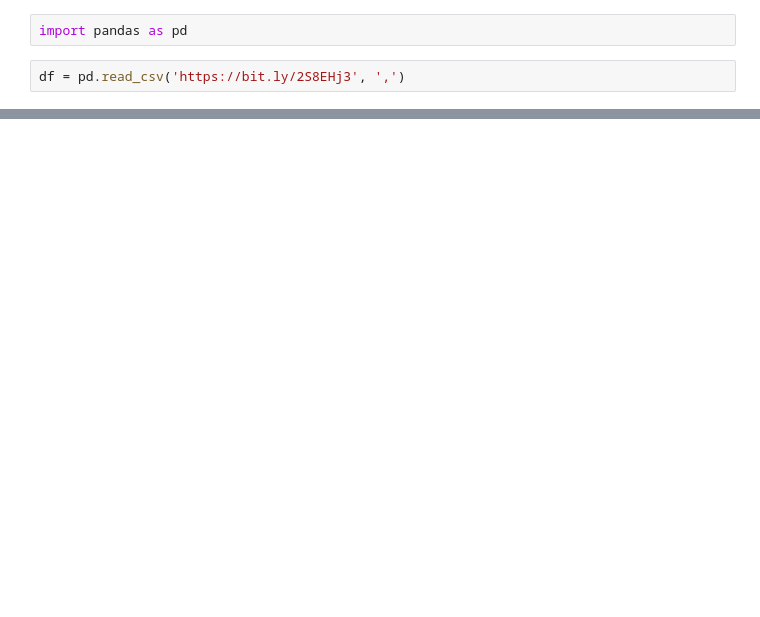
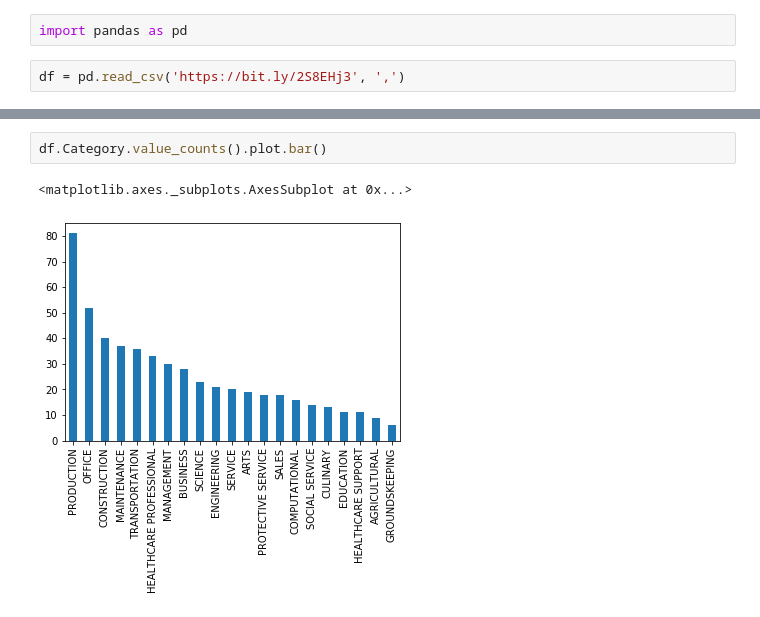
Before and after one commit to sghenimi/ScratchML, a Jupyter notebook: women_salary_data.ipynb, the cells around one changed output, grey strips where cells are left out. Cells and saved outputs as stored; diff of their text form; blank space fills up the shorter version.

```diff
--- a/women_salary_data.ipynb
+++ b/women_salary_data.ipynb
@@ -15,0 +47,5 @@ df.head()
+# %%
+df.Category.value_counts().plot.bar()
+# %% [output]
+<matplotlib.axes._subplots.AxesSubplot at 0x...>
+[figure, added]
```
Also changed, not shown: parts of 6 cells of this notebook.
